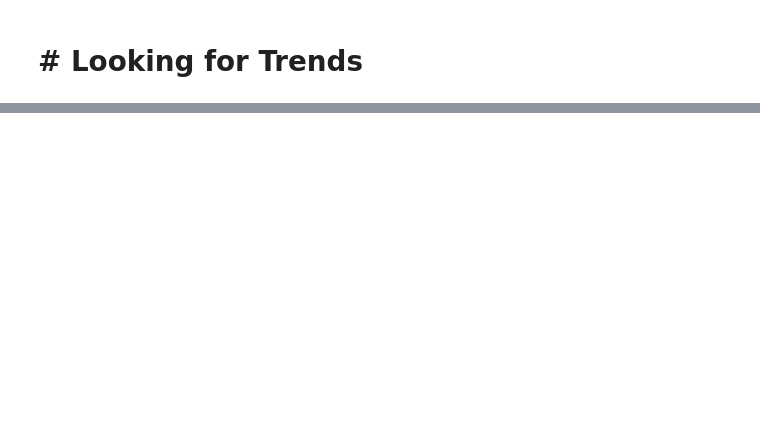
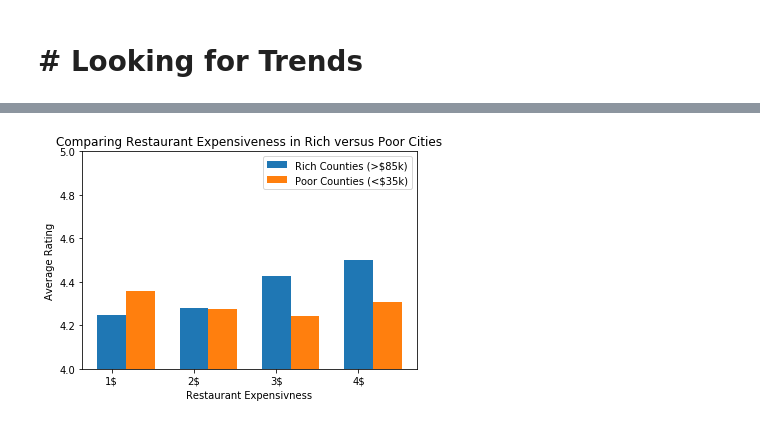
Before and after one commit to mlee0416/Dolphin-Rebels-, a Jupyter notebook: Census Analysis.ipynb, the cells around one changed output, grey strips where cells are left out. Saved outputs shown, nothing was run; the diff lists cells and outputs as text; code cells hidden in the pictures; blank space fills up the shorter version.

```diff
--- a/Census Analysis.ipynb
+++ b/Census Analysis.ipynb
@@ -500,0 +552,28 @@ Rich_County_Yelp_df.groupby("Price Cat").count()
+# %%
+#what is average rating of restaurants by restaurant category
+temp_df=Poor_County_Yelp_df.loc[Poor_County_Yelp_df["Price Cat"]!='']
+temp_df=Poor_County_Yelp_df.groupby("Price Cat").mean()["Rating"]
+temp_df=pd.DataFrame(temp_df)
+# print(temp_df)
+
+temp_df2=Rich_County_Yelp_df.loc[Rich_County_Yelp_df["Price Cat"]!='']
+temp_df2=Rich_County_Yelp_df.groupby("Price Cat").mean()["Rating"]
+temp_df2=pd.DataFrame(temp_df2)
+temp_df2.head()
+
+#plot into barchart
+labels=["1$","2$","3$","4$"]
+
+x_axis=np.arange(0, len(labels), 1)
+width=0.35
+
+plt.bar(x_axis,temp_df['Rating'],width, label="Rich Counties (>$85k)",tick_label=labels)
+plt.bar(x_axis+width,temp_df2['Rating'],width,label="Poor Counties (<$35k)")
+plt.legend(loc='best')
+plt.xlabel("Restaurant Expensivness")
+plt.ylabel("Average Rating")
+plt.ylim(4,5)
+plt.title("Comparing Restaurant Expensiveness in Rich versus Poor Cities")
+plt.show()
+# %% [output]
+[figure, added]
```
Also changed, not shown: parts of 21 cells of this notebook.
